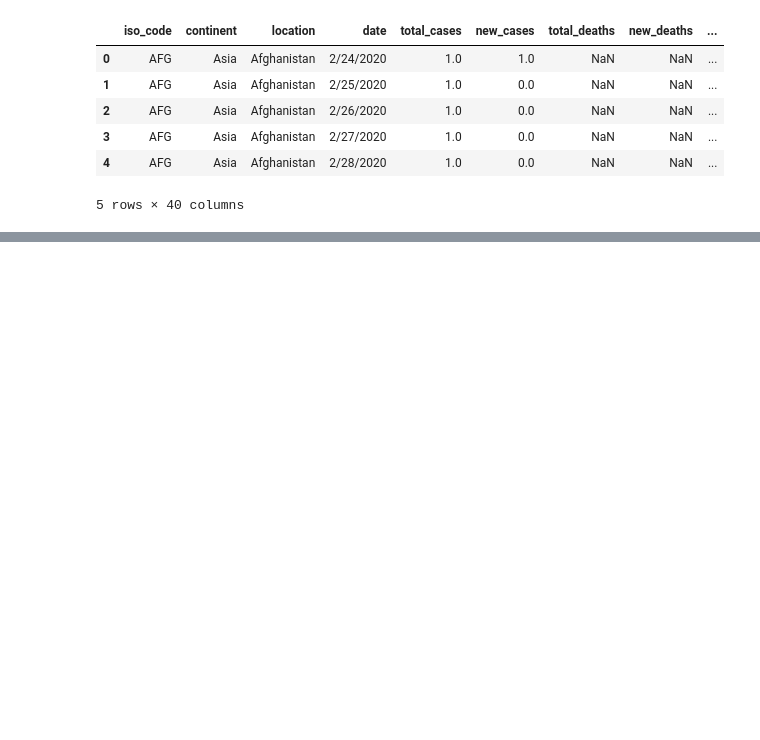
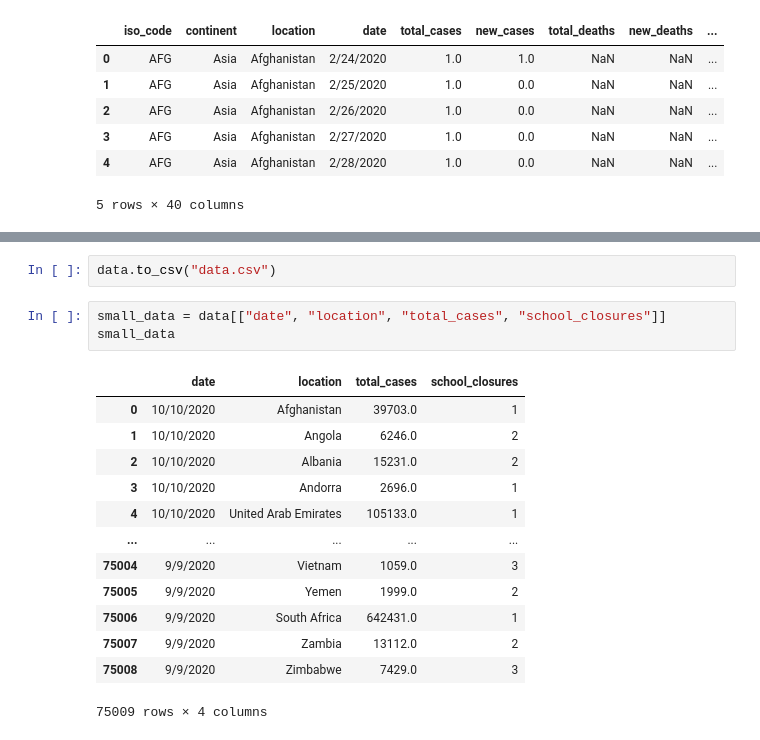
Before and after one commit to dianabaltazar/happiness-visualization, a Jupyter notebook: School-Closures-ETL.ipynb, the cells around one changed output, grey strips where cells are left out. Drawn from its saved outputs; the diff is of its cells as text; blank space fills up the shorter version.

```diff
--- a/School-Closures-ETL.ipynb
+++ b/School-Closures-ETL.ipynb
@@ -36,0 +70,19 @@ pd.read_sql('SELECT cd.*, sc.school_closures FROM coviddatah cd INNER JOIN  scho
+# %%
+data.to_csv("data.csv")
+# %%
+small_data = data[["date", "location", "total_cases", "school_closures"]]
+small_data
+# %% [output]
+|  | date | location | total_cases | school_closures |
+| 0 | 10/10/2020 | Afghanistan | 39703.0 | 1 |
+| 1 | 10/10/2020 | Angola | 6246.0 | 2 |
+| 2 | 10/10/2020 | Albania | 15231.0 | 2 |
+| 3 | 10/10/2020 | Andorra | 2696.0 | 1 |
+| 4 | 10/10/2020 | United Arab Emirates | 105133.0 | 1 |
+| ... | ... | ... | ... | ... |
+| 75004 | 9/9/2020 | Vietnam | 1059.0 | 3 |
+| 75005 | 9/9/2020 | Yemen | 1999.0 | 2 |
+| 75006 | 9/9/2020 | South Africa | 642431.0 | 1 |
+| 75007 | 9/9/2020 | Zambia | 13112.0 | 2 |
+| 75008 | 9/9/2020 | Zimbabwe | 7429.0 | 3 |
+75009 rows × 4 columns
```
Also changed, not shown: parts of 8 cells of this notebook.
